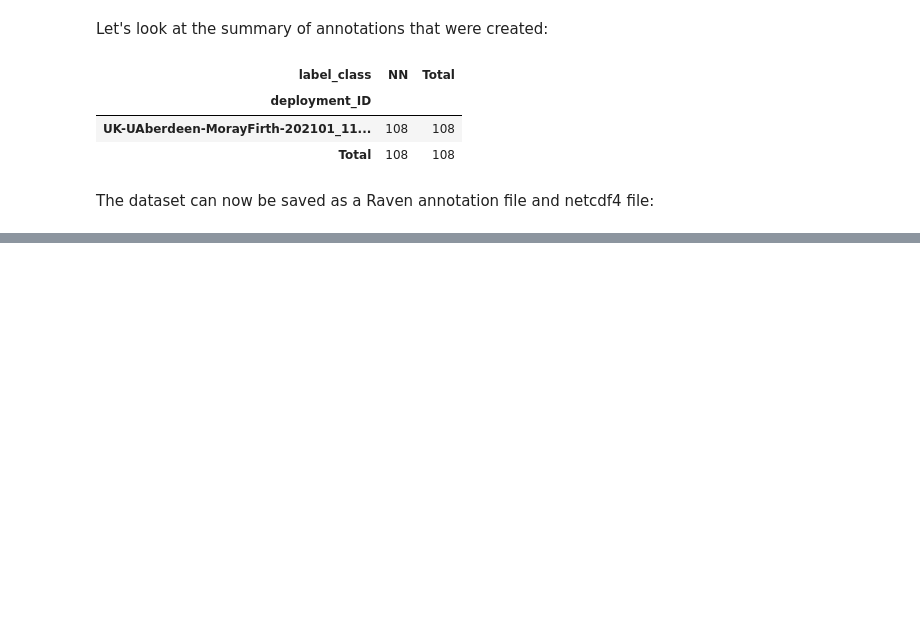
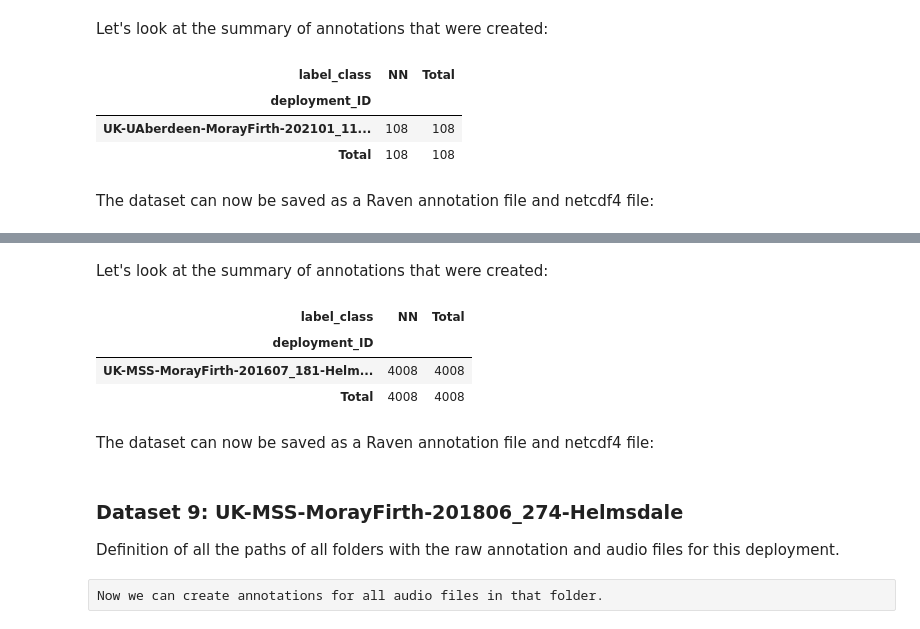
Before and after one commit to xaviermouy/minke-whale-dataset, a Jupyter notebook: dataset_preparation_noise.ipynb, the cells around one changed output, grey strips where cells are left out. Drawn from its saved outputs; the diff is of its cells as text; code cells hidden in the pictures; blank space fills up the shorter version.

Commit message:
new dataset

```diff
--- a/dataset_preparation_noise.ipynb
+++ b/dataset_preparation_noise.ipynb
@@ -391,0 +444,8 @@ annot.to_raven(audio_dir, outfile='Annotations_dataset_' + annot.data['deploymen
+# %%
+audio_dir = r'D:\NOAA\2022_Minke_whale_detector\manual_annotations\UK-MSS-MorayFirth-201607_181-Helmsdale\noise'
+deployment_file = r'deployment_info.csv'
+file_ext = 'wav'
+
+annot_dur_sec = 60  # duration of the noise annotations in seconds
+label_class = 'NN'  # label to use for the noise class
+label_subclass = '' # label to use for the noise subclass (if needed, e.g. S for seismic airguns)
@@ -391,0 +454,2 @@ annot.to_raven(audio_dir, outfile='Annotations_dataset_' + annot.data['deploymen
+# %%
+annot = create_noise_annot(audio_dir, deployment_file, file_ext, annot_dur_sec, label_class, label_subclass)
@@ -391,0 +474,11 @@ annot.to_raven(audio_dir, outfile='Annotations_dataset_' + annot.data['deploymen
+# %% [markdown]
+Let's look at the summary of annotations that were created:
+# %%
+annot.summary()
+# %% [output]
+| label_class | NN | Total |
+| deployment_ID |  |  |
+| UK-MSS-MorayFirth-201607_181-Helm... | 4008 | 4008 |
+| Total | 4008 | 4008 |
+# %% [markdown]
+The dataset can now be saved as a Raven annotation file and netcdf4 file:
@@ -391,0 +488,4 @@ annot.to_raven(audio_dir, outfile='Annotations_dataset_' + annot.data['deploymen
+# %% [markdown]
+### Dataset 9: UK-MSS-MorayFirth-201806_274-Helmsdale
+
+Definition of all the paths of all folders with the raw annotation and audio files for this deployment.
@@ -391,0 +500,2 @@ annot.to_raven(audio_dir, outfile='Annotations_dataset_' + annot.data['deploymen
+# %% [raw]
+Now we can create annotations for all audio files in that folder.
```
Also changed, not shown: parts of 164 cells of this notebook, 4 other files.
